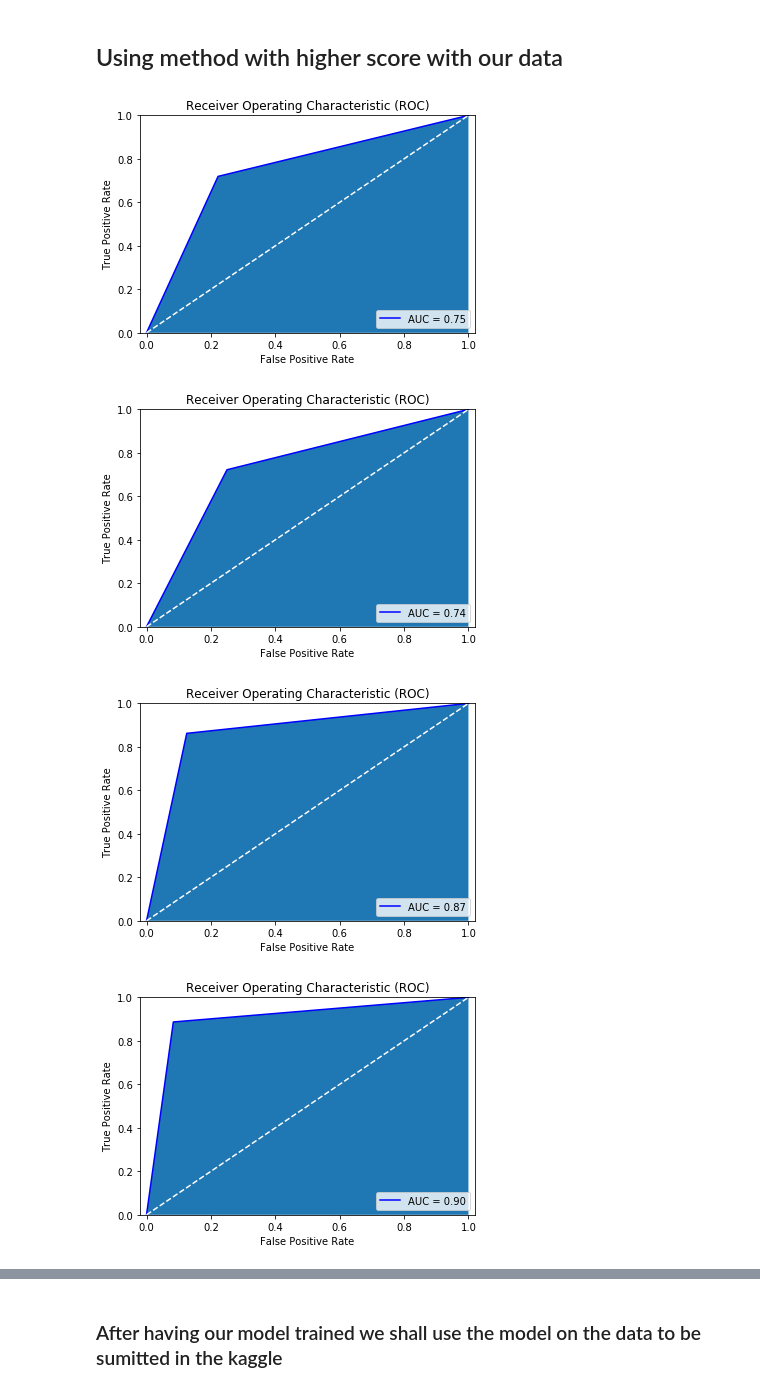
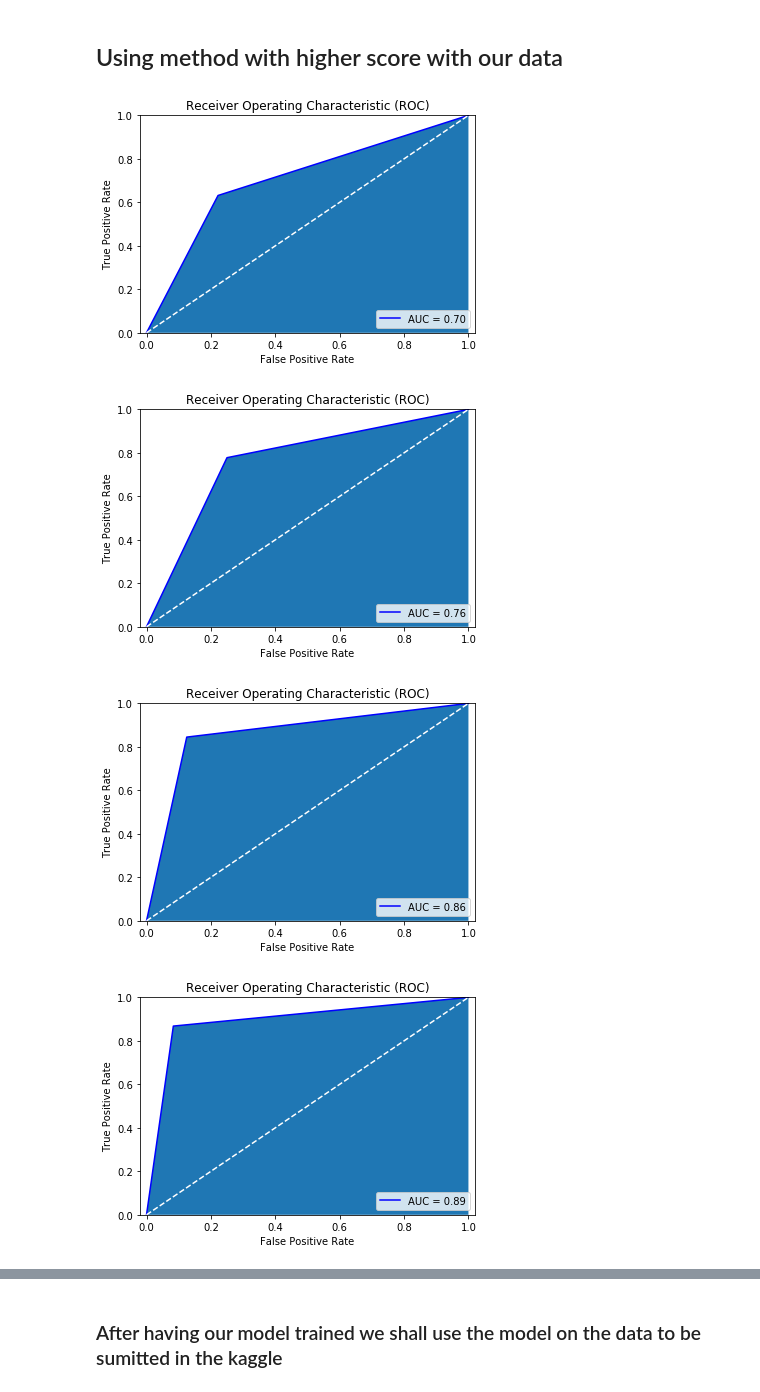
Before and after one commit to EdgarACarneiro/feup-ecac, a Jupyter notebook: project-competition/prediction.ipynb, the cells around one changed output, grey strips where cells are left out. Cells and saved outputs as stored; diff of their text form; code cells hidden in the pictures.

```diff
--- a/project-competition/prediction.ipynb
+++ b/project-competition/prediction.ipynb
@@ -460,36 +456,36 @@ Best algorithm: Random Forest
 auc_scores = []
 confusion_matrixes = []
 cv = KFold(n_splits=K_FOLD_NUM_SPLITS, random_state=SEED, shuffle=False)
 
 # CHANGE THIS LINE TO CHANGE THE USED CLASSIFICATION METHOD
 # classifier = DecisionTreeClassifier(criterion='entropy', min_samples_leaf=2, min_samples_split=10, splitter='best')
 # classifier = GradientBoostingClassifier(criterion='friedman_mse', learning_rate=0.7, loss='deviance',
 #                                         min_samples_leaf=2, min_samples_split=2, n_estimators=8, random_state=SEED)
 classifier = RandomForestClassifier(bootstrap=False, class_weight='balanced', criterion='entropy',
-                                    max_depth=2, max_features='auto', min_samples_leaf=4,
-                                    min_samples_split=2, n_estimators=8)
+                                    max_depth=2, max_features='sqrt', min_samples_leaf=1,
+                                    min_samples_split=10, n_estimators=10)
 
 
 # Applying Cross validation
 for train_index, test_index in cv.split(X):
     X_train, X_test = X.iloc[train_index], X.iloc[test_index]
     y_train, y_test = y.iloc[train_index], y.iloc[test_index]
 
     # Training with this fold
     classifier.fit(X_train, y_train)
 
     # Testing & Measuring accuracy
     y_pred = classifier.predict(X_test)
 
     fpr, tpr, _ = metrics.roc_curve(y_test, y_pred)
     auc = metrics.auc(fpr, tpr)
 
     auc_scores.append(auc)
     confusion_matrixes.append(metrics.confusion_matrix(y_test, y_pred).ravel())
 
     plot_roc_auc(fpr, tpr, auc)
 # %% [output]
-[figure, old version]
+[figure, new version]
-[figure, old version]
+[figure, new version]
-[figure, old version]
+[figure, new version]
-[figure, old version]
+[figure, new version]
```
Also changed, not shown: parts of 7 cells of this notebook, 2 other files.
